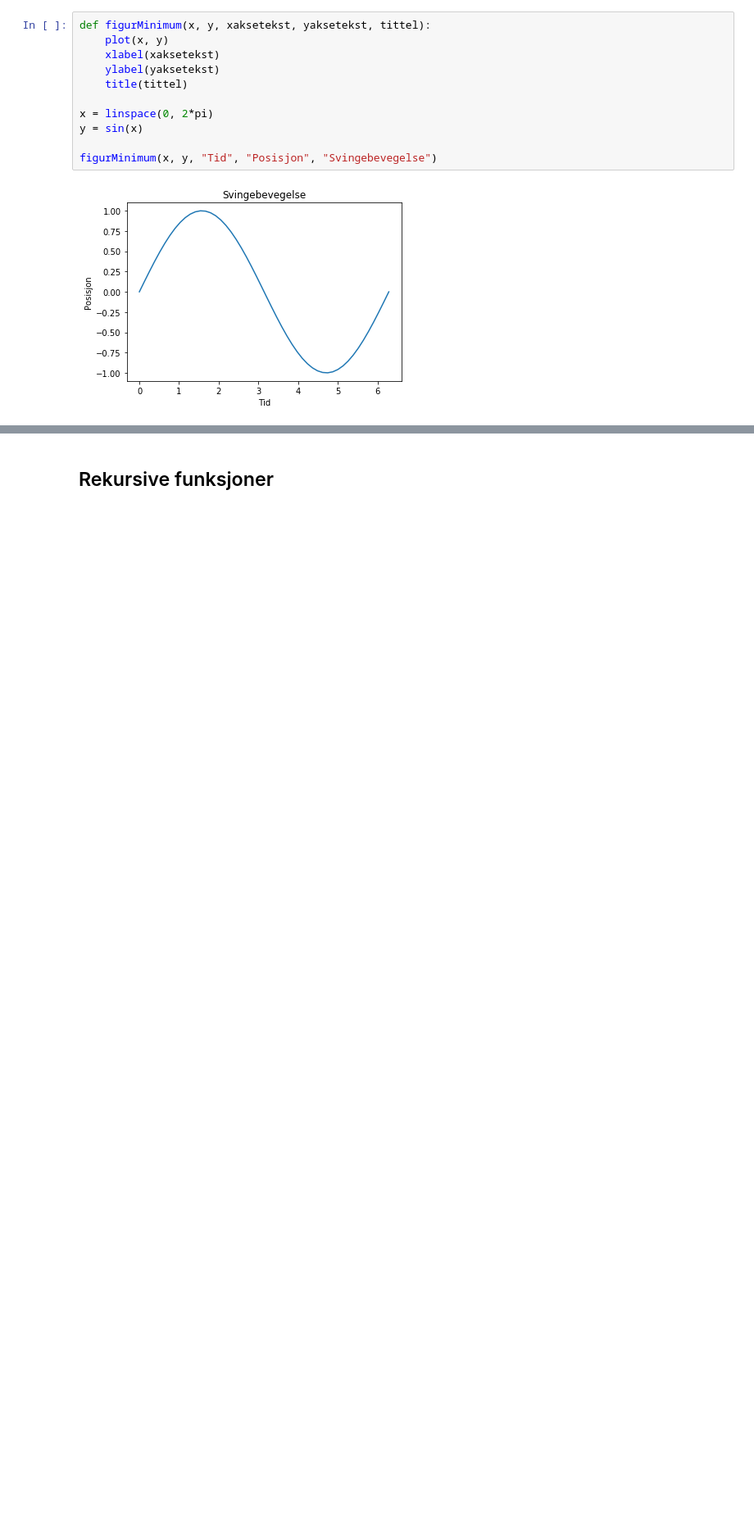
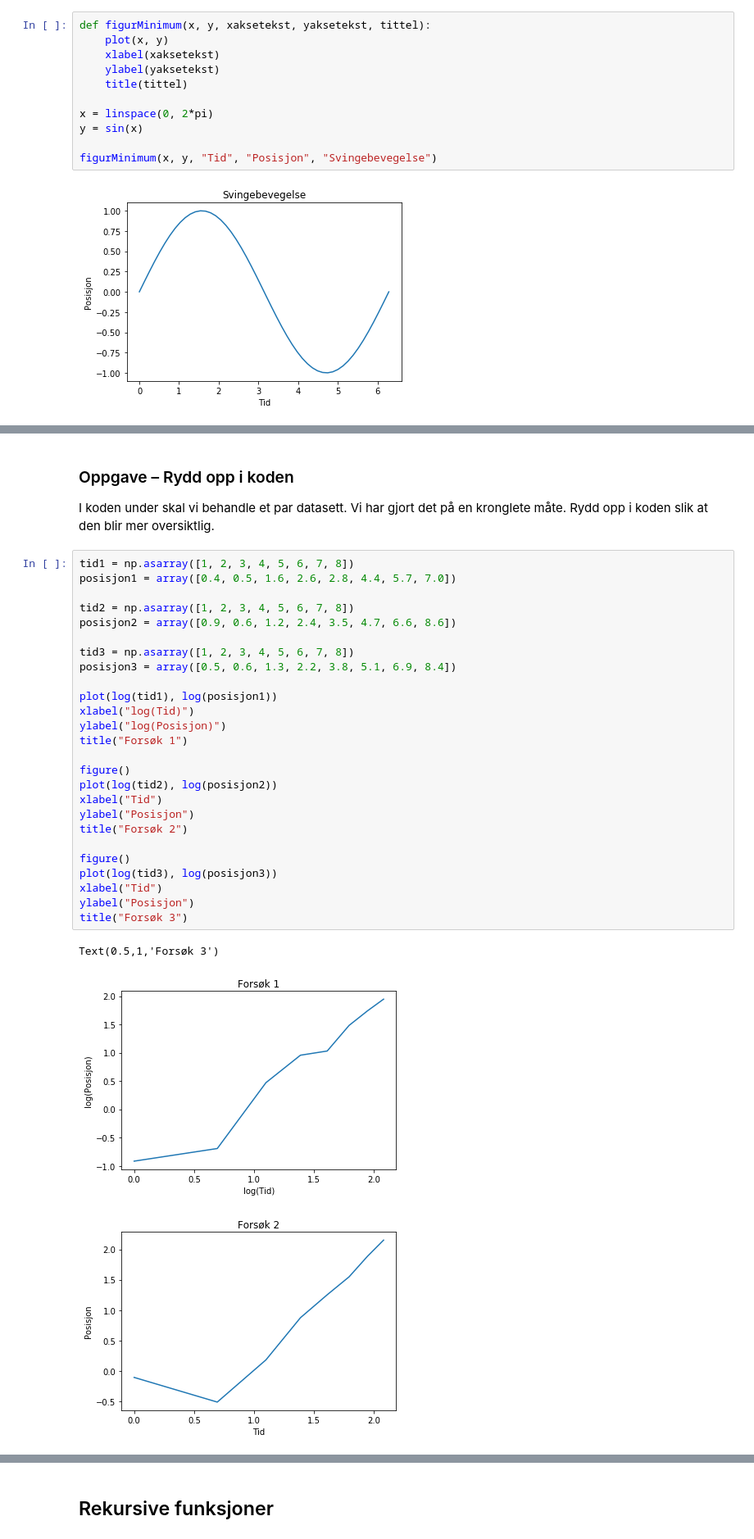
Before and after one commit to uio-profag/notebooks, a Jupyter notebook: vgs/2018-12-17-Funksjoner.ipynb, the cells around one changed output, grey strips where cells are left out. Shown: that part at 82% size. Saved outputs shown, nothing was run; the diff lists cells and outputs as text; blank space fills up the shorter version.

```diff
--- a/vgs/2018-12-17-Funksjoner.ipynb
+++ b/vgs/2018-12-17-Funksjoner.ipynb
@@ -119,0 +187,34 @@ Lag en funksjon som beregner arealet som utspennes mellom to vektorer. Det kan h
+# %% [markdown]
+### Oppgave – Rydd opp i koden
+
+I koden under skal vi behandle et par datasett. Vi har gjort det på en kronglete måte. Rydd opp i koden slik at den blir mer oversiktlig.
+# %%
+tid1 = np.asarray([1, 2, 3, 4, 5, 6, 7, 8])
+posisjon1 = array([0.4, 0.5, 1.6, 2.6, 2.8, 4.4, 5.7, 7.0])
+
+tid2 = np.asarray([1, 2, 3, 4, 5, 6, 7, 8])
+posisjon2 = array([0.9, 0.6, 1.2, 2.4, 3.5, 4.7, 6.6, 8.6])
+
+tid3 = np.asarray([1, 2, 3, 4, 5, 6, 7, 8])
+posisjon3 = array([0.5, 0.6, 1.3, 2.2, 3.8, 5.1, 6.9, 8.4])
+
+plot(log(tid1), log(posisjon1))
+xlabel("log(Tid)")
+ylabel("log(Posisjon)")
+title("Forsøk 1")
+
+figure()
+plot(log(tid2), log(posisjon2))
+xlabel("Tid")
+ylabel("Posisjon")
+title("Forsøk 2")
+
+figure()
+plot(log(tid3), log(posisjon3))
+xlabel("Tid")
+ylabel("Posisjon")
+title("Forsøk 3")
+# %% [output]
+Text(0.5,1,'Forsøk 3')
+[figure, added]
+[figure, added]
```
Also changed, not shown: parts of 28 cells of this notebook.
